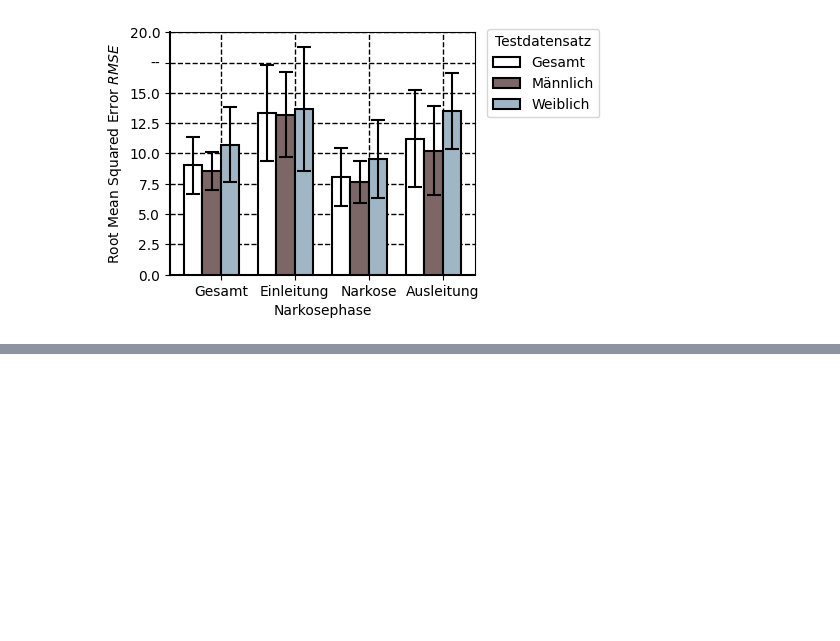
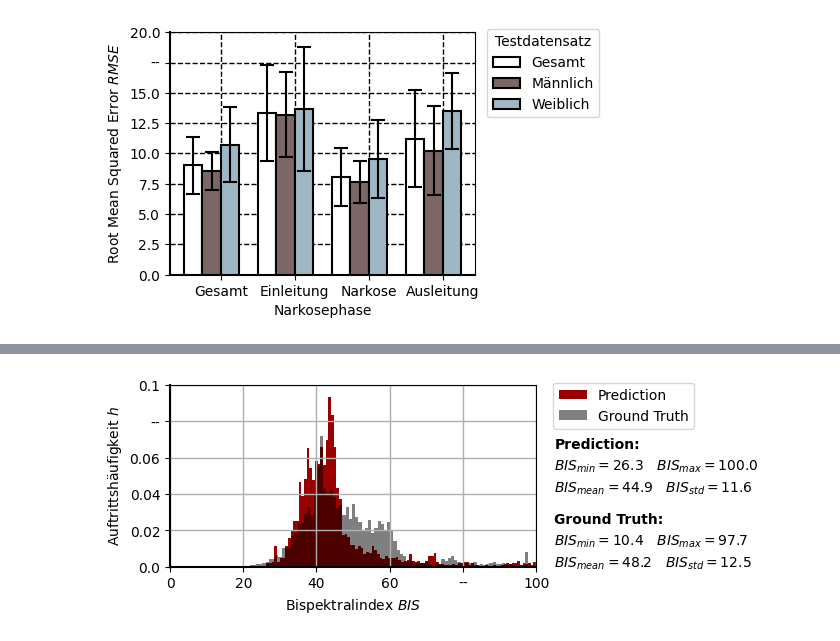
Before and after one commit to naderinho/anesthesia_anomaly_detection, a Jupyter notebook: 07_eval_vpropnn.ipynb, the cells around one changed output, grey strips where cells are left out. Cells and saved outputs as stored; diff of their text form; code cells hidden in the pictures; blank space fills up the shorter version.

```diff
--- a/07_eval_vpropnn.ipynb
+++ b/07_eval_vpropnn.ipynb
@@ -383,0 +420,5 @@ plt.show()
+# %%
+plot = full_histogramm_plot(groundtruth = bis.test_dataset[f_index_test], prediction = y_pred[f_index_test], filename='histogramm_f.pdf')
+plot.show()
+# %% [output]
+[figure, added]
```
Also changed, not shown: parts of 29 cells of this notebook, 7 other files.
